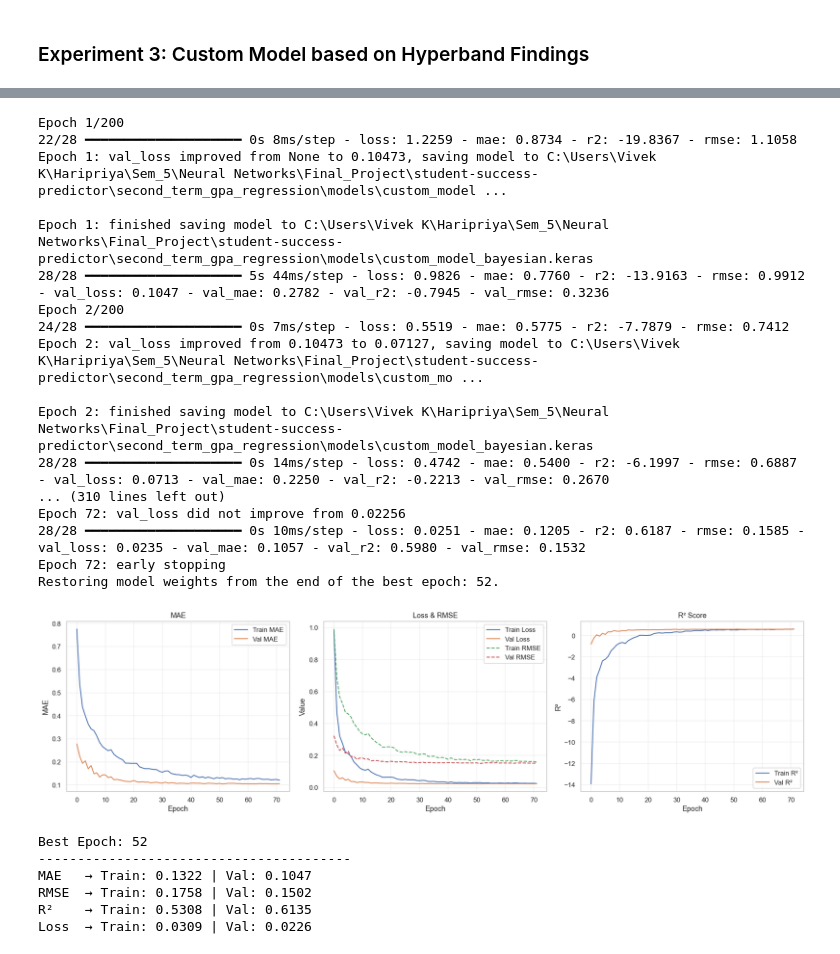
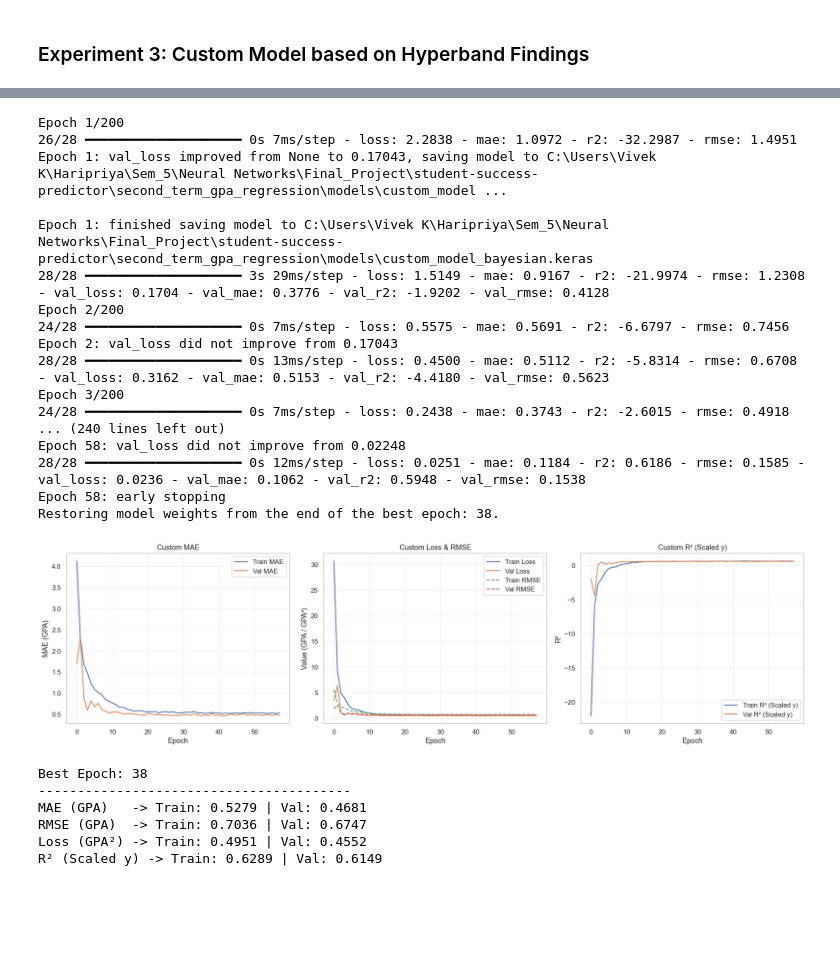
Before and after one commit to HaripriyaGounalan/student-success-predictor, a Jupyter notebook: second_term_gpa_regression/student_second_term_gpa_prediction_bayesian_imputation.ipynb, the cells around one changed output, grey strips where cells are left out. Saved outputs shown, nothing was run; the diff lists cells and outputs as text; code cells hidden in the pictures; blank space fills up the shorter version.

Commit message:
Update second_term_gpa_regression

```diff
--- a/second_term_gpa_regression/student_second_term_gpa_prediction_bayesian_imputation.ipynb
+++ b/second_term_gpa_regression/student_second_term_gpa_prediction_bayesian_imputation.ipynb
@@ -795,0 +994,8 @@ custom_model.compile(
+# %%
+custom_layers = [
+    {'units': 516, 'activation': 'tanh', 'batch_norm': True, 'dropout': 0.1},
+    {'units': 128, 'activation': 'elu', 'batch_norm': True, 'dropout': 0.2},
+]
+
+custom_model = build_dense_model(X_train.shape[1], custom_layers)
+custom_model.summary()
@@ -796,38 +1026,45 @@ custom_model.compile(
 # %%
-es1, mc1 = custom_callback(monitor="val_loss", mode="min", patience=20, filepath=project_path/"second_term_gpa_regression/models/custom_model_bayesian.keras")
+custom_model = compile_regression_model(custom_model, optimizer_name='sgd', learning_rate=0.0009)
+
+custom_es, custom_mc = custom_callback(
+    monitor='val_loss',
+    mode='min',
+    patience=20,
+    filepath=project_path / 'second_term_gpa_regression' / 'models' / 'custom_model_bayesian.keras',
+)
 
 history_custom = custom_model.fit(
     X_train, y_train,
     validation_data=(X_val, y_val),
     epochs=200,
-    callbacks=[es1, mc1],
-    verbose=1
+    callbacks=[custom_es, custom_mc],
+    verbose=1,
 )
 # %% [output]
 Epoch 1/200
-22/28 ━━━━━━━━━━━━━━━━━━━━ 0s 8ms/step - loss: 1.2259 - mae: 0.8734 - r2: -19.8367 - rmse: 1.1058
-Epoch 1: val_loss improved from None to 0.10473, saving model to C:\Users\Vivek K\Haripriya\Sem_5\Neural Networks\Final_Project\student-success-predictor\second_term_gpa_regression\models\custom_model ...
+26/28 ━━━━━━━━━━━━━━━━━━━━ 0s 7ms/step - loss: 2.2838 - mae: 1.0972 - r2: -32.2987 - rmse: 1.4951
+Epoch 1: val_loss improved from None to 0.17043, saving model to C:\Users\Vivek K\Haripriya\Sem_5\Neural Networks\Final_Project\student-success-predictor\second_term_gpa_regression\models\custom_model ...
 
 Epoch 1: finished saving model to C:\Users\Vivek K\Haripriya\Sem_5\Neural Networks\Final_Project\student-success-predictor\second_term_gpa_regression\models\custom_model_bayesian.keras
-28/28 ━━━━━━━━━━━━━━━━━━━━ 5s 44ms/step - loss: 0.9826 - mae: 0.7760 - r2: -13.9163 - rmse: 0.9912 - val_loss: 0.1047 - val_mae: 0.2782 - val_r2: -0.7945 - val_rmse: 0.3236
+28/28 ━━━━━━━━━━━━━━━━━━━━ 3s 29ms/step - loss: 1.5149 - mae: 0.9167 - r2: -21.9974 - rmse: 1.2308 - val_loss: 0.1704 - val_mae: 0.3776 - val_r2: -1.9202 - val_rmse: 0.4128
 Epoch 2/200
-24/28 ━━━━━━━━━━━━━━━━━━━━ 0s 7ms/step - loss: 0.5519 - mae: 0.5775 - r2: -7.7879 - rmse: 0.7412
-Epoch 2: val_loss improved from 0.10473 to 0.07127, saving model to C:\Users\Vivek K\Haripriya\Sem_5\Neural Networks\Final_Project\student-success-predictor\second_term_gpa_regression\models\custom_mo ...
-
-Epoch 2: finished saving model to C:\Users\Vivek K\Haripriya\Sem_5\Neural Networks\Final_Project\student-success-predictor\second_term_gpa_regression\models\custom_model_bayesian.keras
-28/28 ━━━━━━━━━━━━━━━━━━━━ 0s 14ms/step - loss: 0.4742 - mae: 0.5400 - r2: -6.1997 - rmse: 0.6887 - val_loss: 0.0713 - val_mae: 0.2250 - val_r2: -0.2213 - val_rmse: 0.2670
-... (310 lines left out)
-Epoch 72: val_loss did not improve from 0.02256
-28/28 ━━━━━━━━━━━━━━━━━━━━ 0s 10ms/step - loss: 0.0251 - mae: 0.1205 - r2: 0.6187 - rmse: 0.1585 - val_loss: 0.0235 - val_mae: 0.1057 - val_r2: 0.5980 - val_rmse: 0.1532
-Epoch 72: early stopping
-Restoring model weights from the end of the best epoch: 52.
+24/28 ━━━━━━━━━━━━━━━━━━━━ 0s 7ms/step - loss: 0.5575 - mae: 0.5691 - r2: -6.6797 - rmse: 0.7456
+Epoch 2: val_loss did not improve from 0.17043
+28/28 ━━━━━━━━━━━━━━━━━━━━ 0s 13ms/step - loss: 0.4500 - mae: 0.5112 - r2: -5.8314 - rmse: 0.6708 - val_loss: 0.3162 - val_mae: 0.5153 - val_r2: -4.4180 - val_rmse: 0.5623
+Epoch 3/200
+24/28 ━━━━━━━━━━━━━━━━━━━━ 0s 7ms/step - loss: 0.2438 - mae: 0.3743 - r2: -2.6015 - rmse: 0.4918
+... (240 lines left out)
+Epoch 58: val_loss did not improve from 0.02248
+28/28 ━━━━━━━━━━━━━━━━━━━━ 0s 12ms/step - loss: 0.0251 - mae: 0.1184 - r2: 0.6186 - rmse: 0.1585 - val_loss: 0.0236 - val_mae: 0.1062 - val_r2: 0.5948 - val_rmse: 0.1538
+Epoch 58: early stopping
+Restoring model weights from the end of the best epoch: 38.
 # %%
-plot_regression_history(history_custom)
+plot_regression_history(history_custom, title_prefix='Custom')
 # %% [output]
-[figure, old version]
+[figure, new version]
-Best Epoch: 52
+Best Epoch: 38
 ----------------------------------------
-MAE   → Train: 0.1322 | Val: 0.1047
-RMSE  → Train: 0.1758 | Val: 0.1502
-R²    → Train: 0.5308 | Val: 0.6135
-Loss  → Train: 0.0309 | Val: 0.0226
+MAE (GPA)   -> Train: 0.5279 | Val: 0.4681
+RMSE (GPA)  -> Train: 0.7036 | Val: 0.6747
+Loss (GPA²) -> Train: 0.4951 | Val: 0.4552
+R² (Scaled y) -> Train: 0.6289 | Val: 0.6149
```
Also changed, not shown: parts of 51 cells of this notebook, 8 other files.
